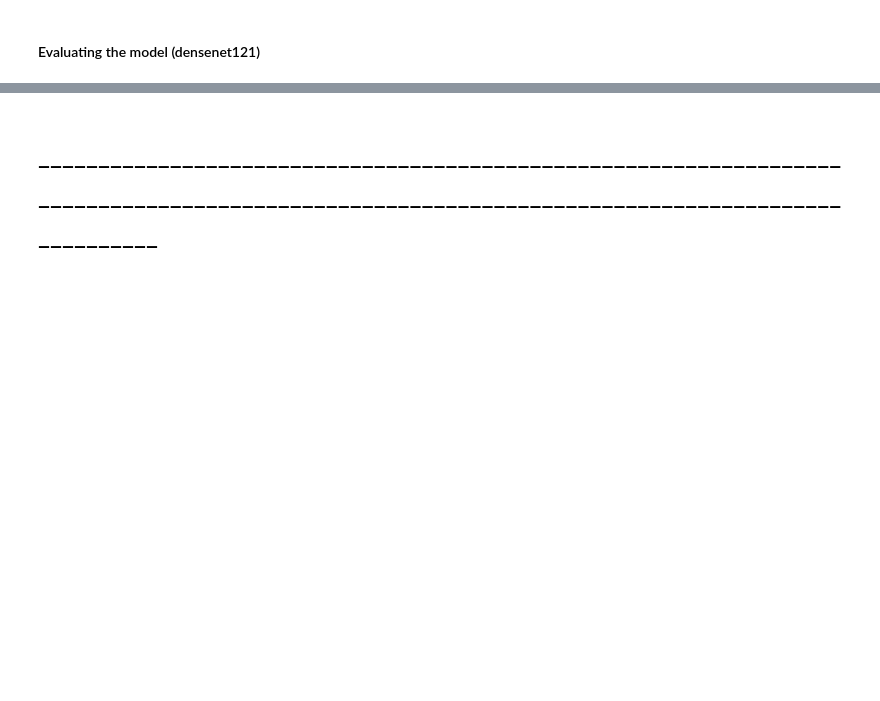
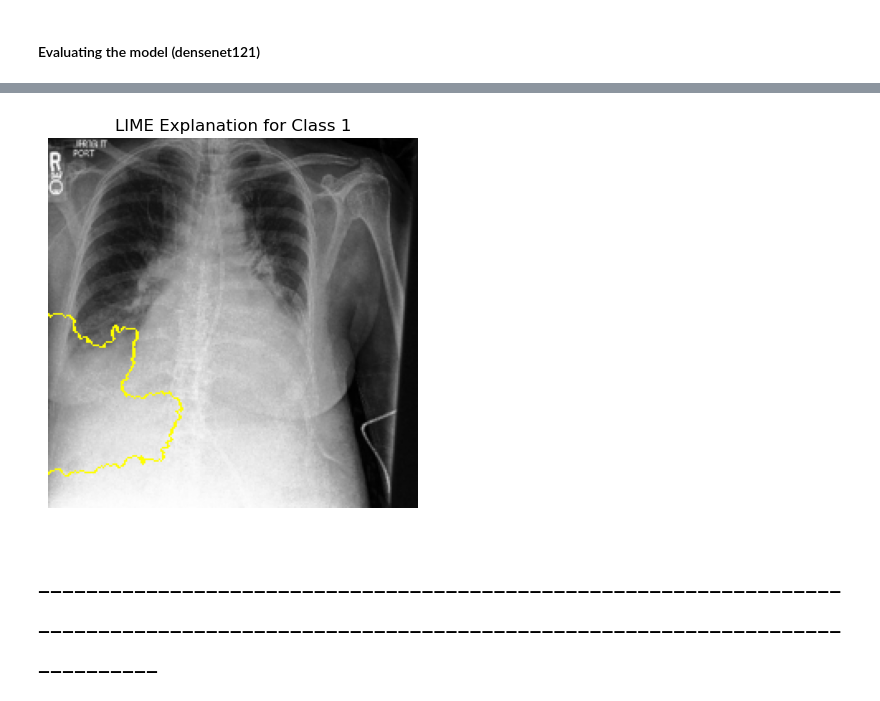
Before and after one commit to BarGinger/ExplainableAIRadiology, a Jupyter notebook: model_evalution_2 copy.ipynb, the cells around one changed output, grey strips where cells are left out. Saved outputs shown, nothing was run; the diff lists cells and outputs as text; code cells hidden in the pictures; blank space fills up the shorter version.

```diff
--- a/model_evalution_2 copy.ipynb
+++ b/model_evalution_2 copy.ipynb
@@ -292,34 +296,36 @@ def predict_fn(images):
     return probs.cpu().numpy()
 
 # Create LIME image explainer.
 explainer = LimeImageExplainer()
 
 # Explain the prediction for the chosen image.
 # For binary classification, we can set top_labels=2.
 explanation = explainer.explain_instance(
     img_np,
     predict_fn,
     top_labels=2,              # With binary classification, there are two labels.
     hide_color=0,
     num_samples=1000           # Number of perturbed samples
 )
 
 # Choose the label you wish to explain. For example, to explain class 1 (positive class):
-label_to_explain = 0  # or use explanation.top_labels[0] if that suits your needs
+label_to_explain = 1  # or use explanation.top_labels[0] if that suits your needs
 
 # Get the explanation mask.
 temp, mask = explanation.get_image_and_mask(
     label=label_to_explain,
     positive_only=True,
     num_features=1,
     hide_rest=False
 )
 
 # Visualize the explanation.
 plt.imshow(mark_boundaries(temp, mask))
 plt.title(f"LIME Explanation for Class {label_to_explain}")
 plt.axis("off")
 plt.show()
+# %% [output]
+[figure, added]
 # %% [markdown]
 # ________________________________________________________________________________________________________________________________________________
 # %% [markdown]
```
Also changed, not shown: parts of 9 cells of this notebook.
